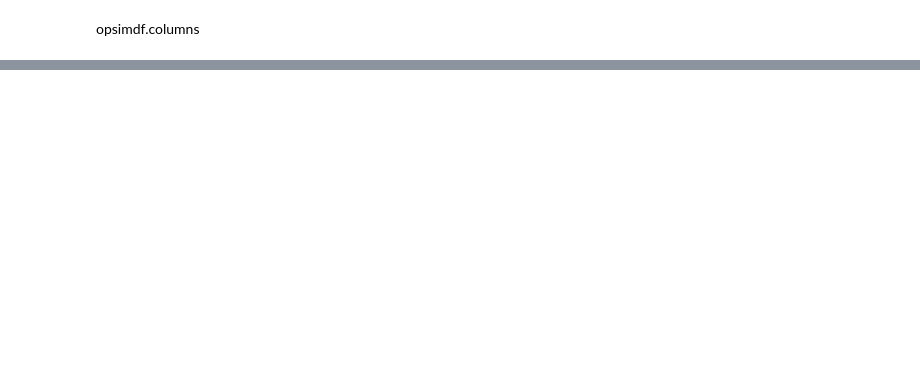
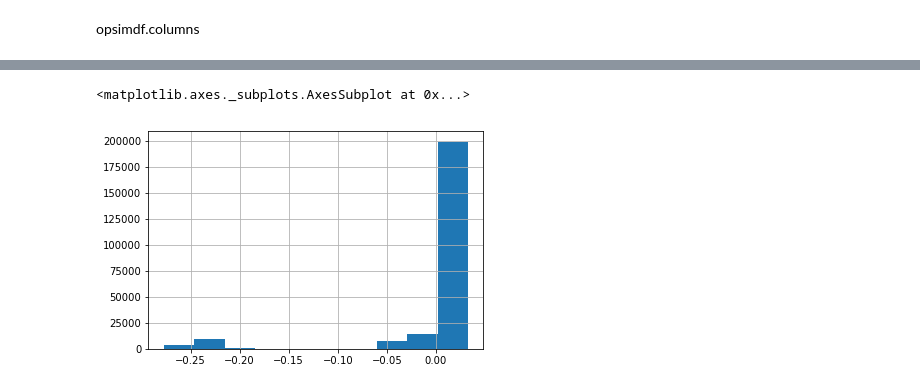
Before and after one commit to RobFirth/LSST_tools, a Jupyter notebook: lsst_tools/utils/notebooks/Calculate m5.ipynb, the cells around one changed output, grey strips where cells are left out. Cells and saved outputs as stored; diff of their text form; code cells hidden in the pictures; blank space fills up the shorter version.

```diff
--- a/lsst_tools/utils/notebooks/Calculate m5.ipynb
+++ b/lsst_tools/utils/notebooks/Calculate m5.ipynb
@@ -109,0 +276,2 @@ def calc_m5():
+# %%
+opsimdf["dC_m"] = calc_dC_m(opsimdf)
@@ -109,0 +284,13 @@ def calc_m5():
+# %%
+def calc_m5(df):
+    m5 = df["C_m"] + df["dC_m"] + 0.5*(df["filtSkyBrightness"] - 21.0) + 2.5*np.log10(0.7/df["FWHMeff"])+1.25*np.log10(df["visitExpTime"]/30.0) - df["k_atm"]*(df["airmass"]-1.0)
+    return m5
+# %%
+opsimdf["m5_calc"] = calc_m5(opsimdf)
+# %%
+opsimdf["dm5"] = opsimdf["fiveSigmaDepth"]-opsimdf["m5_calc"]
+# %%
+opsimdf["dm5"].hist()
+# %% [output]
+<matplotlib.axes._subplots.AxesSubplot at 0x...>
+[figure, added]
```
Also changed, not shown: parts of 23 cells of this notebook.
